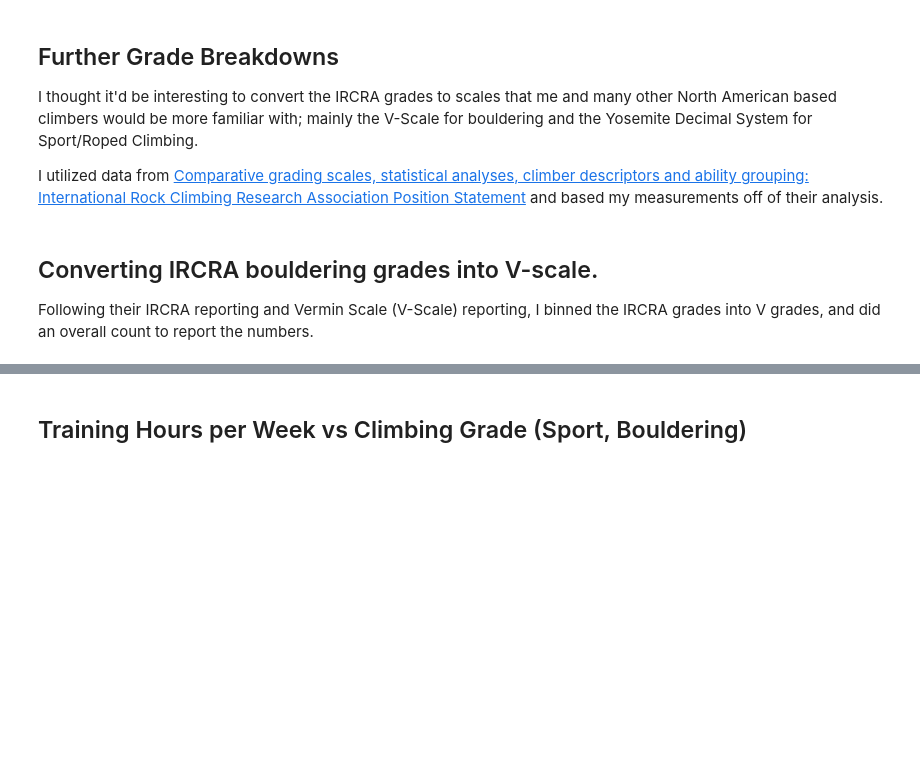
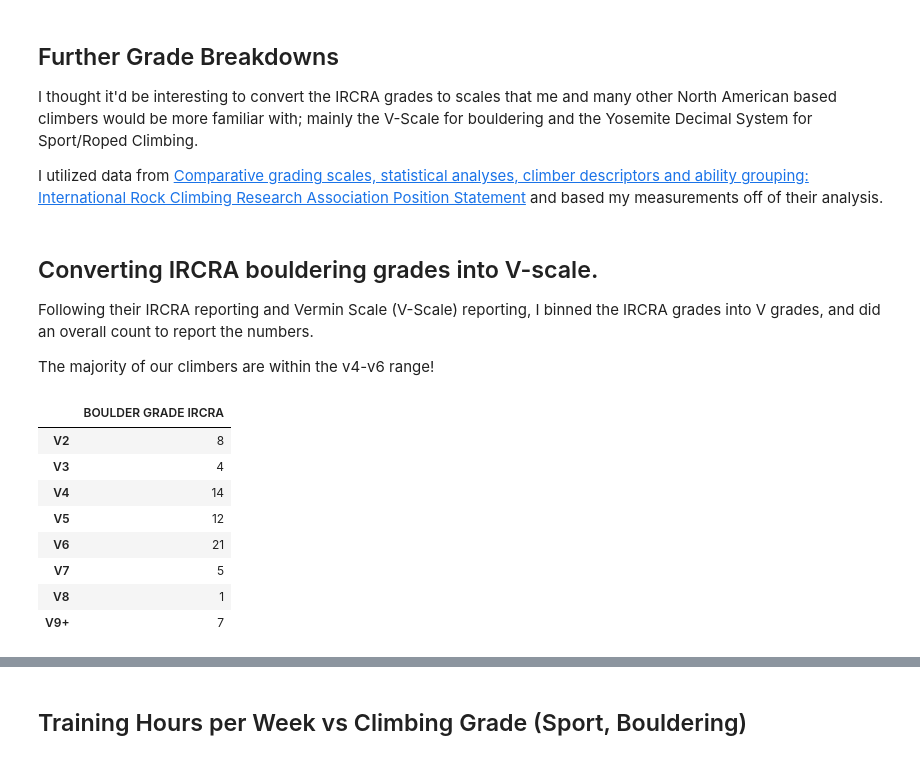
Before and after one commit to haokliao/Critical-Force-Visualization, a Jupyter notebook: EDA_002_notebook.ipynb, the cells around one changed output, grey strips where cells are left out. Drawn from its saved outputs; the diff is of its cells as text; code cells hidden in the pictures; blank space fills up the shorter version.

```diff
--- a/EDA_002_notebook.ipynb
+++ b/EDA_002_notebook.ipynb
@@ -42,4 +42,6 @@ grouping: International Rock Climbing Research Association Position Statement](h
 ## Converting IRCRA bouldering grades into V-scale.
 
 Following their IRCRA reporting and Vermin Scale (V-Scale) reporting, I binned the IRCRA grades into V grades, and did an overall count to report the numbers.
+
+The majority of our climbers are within the v4-v6 range!
 # %%
@@ -50 +50,14 @@ v_bin = pd.cut(dataframe['BOULDER GRADE IRCRA'],bins=v_bins,labels = v_bin_label
+# %%
+v_bin = pd.cut(dataframe['BOULDER GRADE IRCRA'],bins=v_bins,labels = v_bin_labels).value_counts().sort_index(ascending=False).to_frame()
+v_bin.sort_index(ascending=True)
+# %% [output]
+|  | BOULDER GRADE IRCRA |
+| V2 | 8 |
+| V3 | 4 |
+| V4 | 14 |
+| V5 | 12 |
+| V6 | 21 |
+| V7 | 5 |
+| V8 | 1 |
+| V9+ | 7 |
 # %%
```
Also changed, not shown: parts of 8 cells of this notebook, 1 other file.
